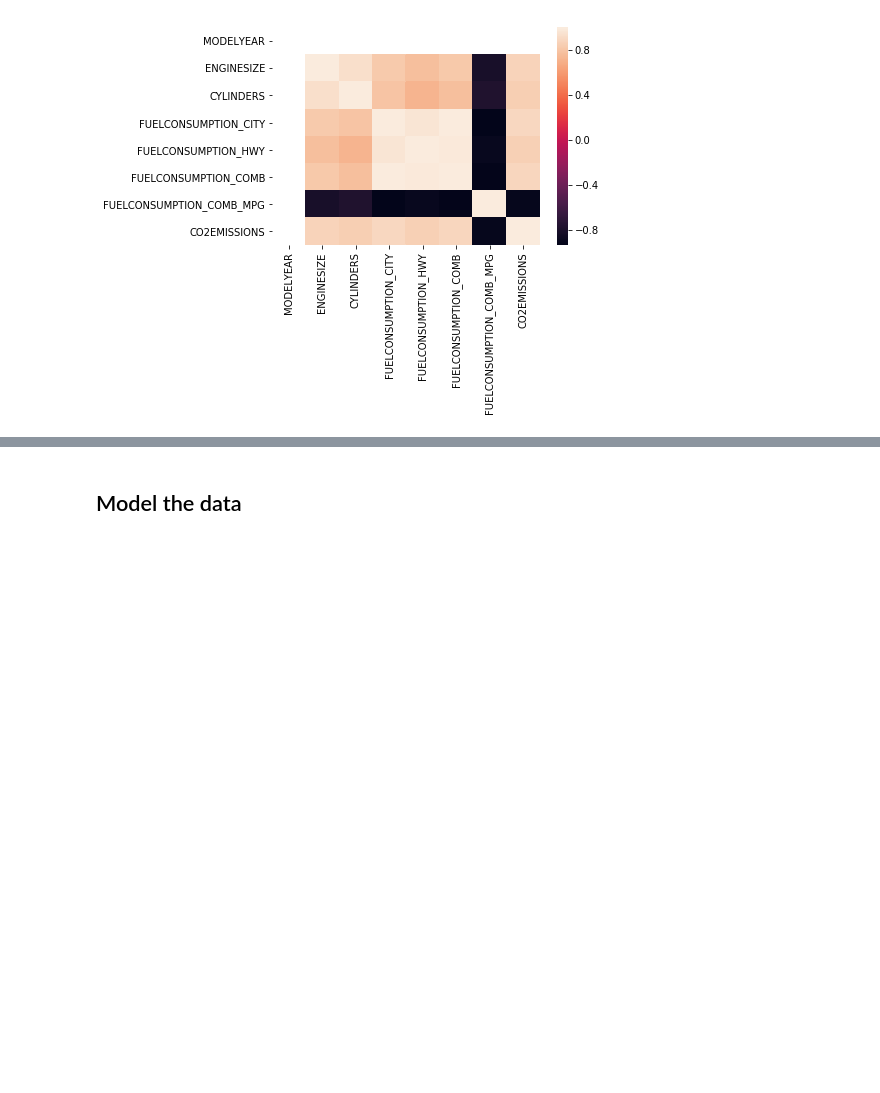
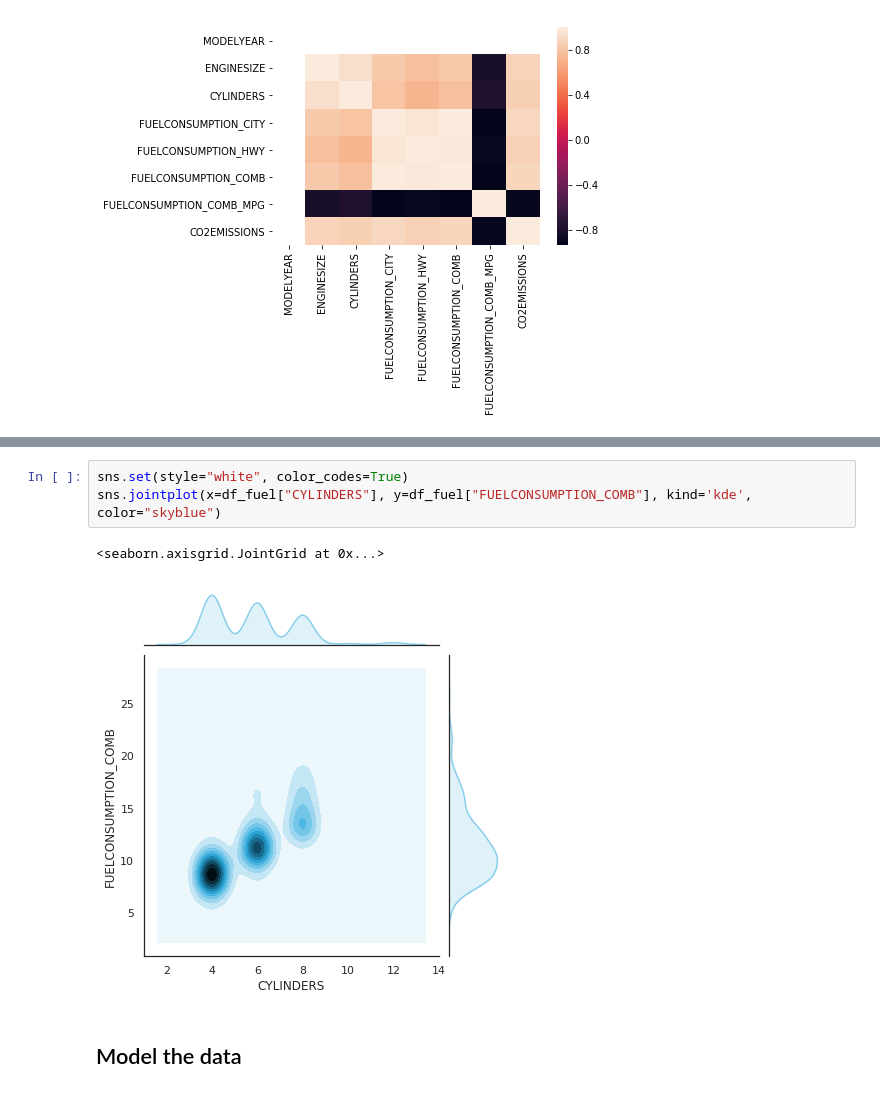
Before and after one commit to carlos-datascientist/regression, a Jupyter notebook: multi-variable regression.ipynb, the cells around one changed output, grey strips where cells are left out. Saved outputs shown, nothing was run; the diff lists cells and outputs as text; blank space fills up the shorter version.

```diff
--- a/multi-variable regression.ipynb
+++ b/multi-variable regression.ipynb
@@ -63,3 +96,9 @@ sns.heatmap(corr,
+# %%
+sns.set(style="white", color_codes=True)
+sns.jointplot(x=df_fuel["CYLINDERS"], y=df_fuel["FUELCONSUMPTION_COMB"], kind='kde', color="skyblue")
+# %% [output]
+<seaborn.axisgrid.JointGrid at 0x...>
+[figure, added]
 # %% [markdown]
 ## Model the data
 # %%
```
Also changed, not shown: parts of 6 cells of this notebook.
